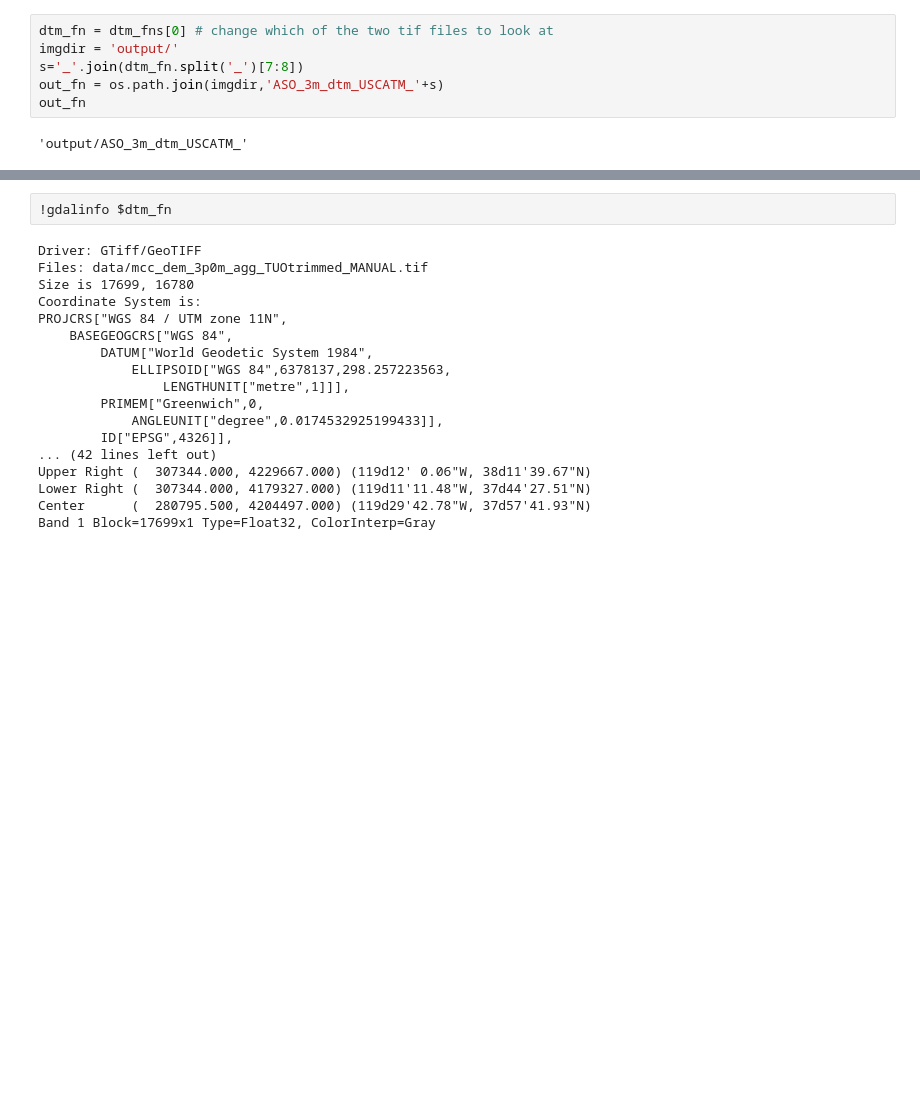
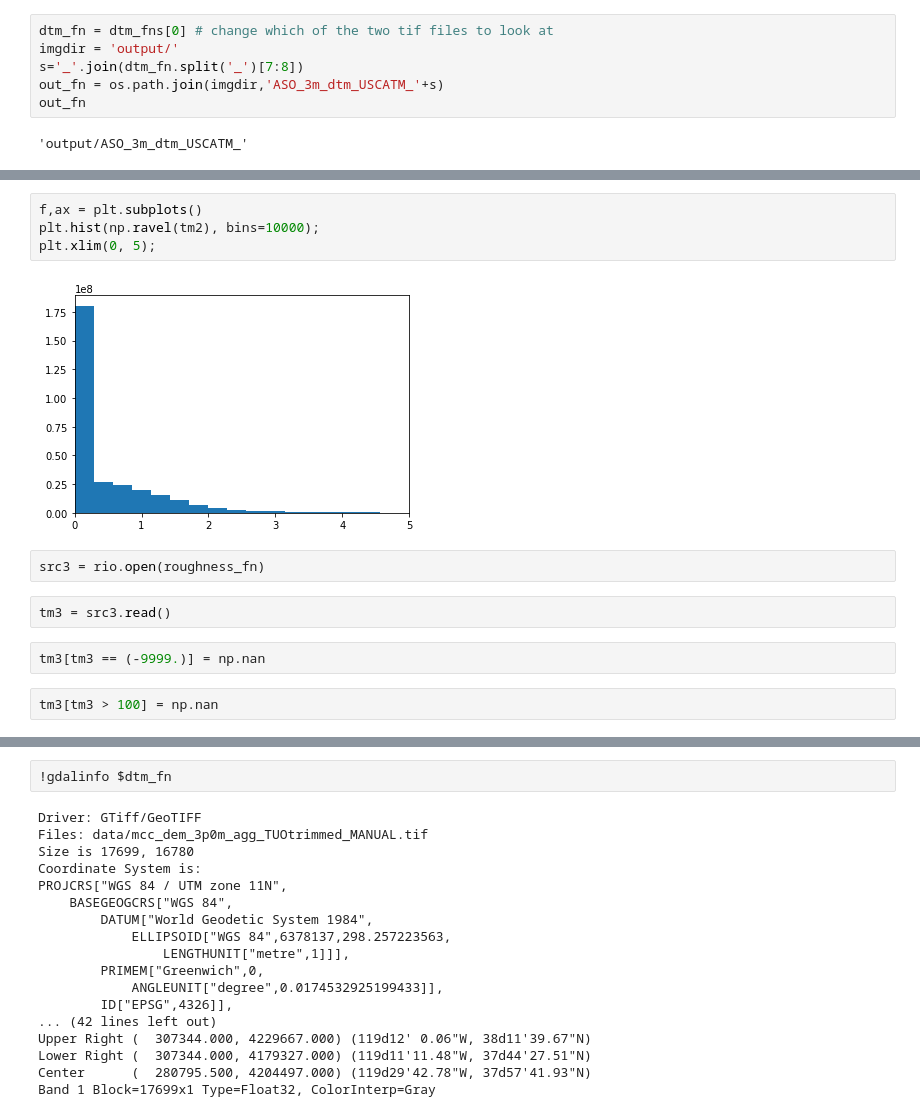
Before and after one commit to UW-GDA/ICESat-2_Snowdepth, a Jupyter notebook: Roughness_ASO.ipynb, the cells around one changed output, grey strips where cells are left out. Drawn from its saved outputs; the diff is of its cells as text; blank space fills up the shorter version.

Commit message:
Updated with 3 roughness methods

```diff
--- a/Roughness_ASO.ipynb
+++ b/Roughness_ASO.ipynb
@@ -28,0 +80,14 @@ out_fn
+# %%
+f,ax = plt.subplots()
+plt.hist(np.ravel(tm2), bins=10000);
+plt.xlim(0, 5);
+# %% [output]
+[figure, added]
+# %%
+src3 = rio.open(roughness_fn)
+# %%
+tm3 = src3.read()
+# %%
+tm3[tm3 == (-9999.)] = np.nan
+# %%
+tm3[tm3 > 100] = np.nan
```
Also changed, not shown: parts of 53 cells of this notebook.
